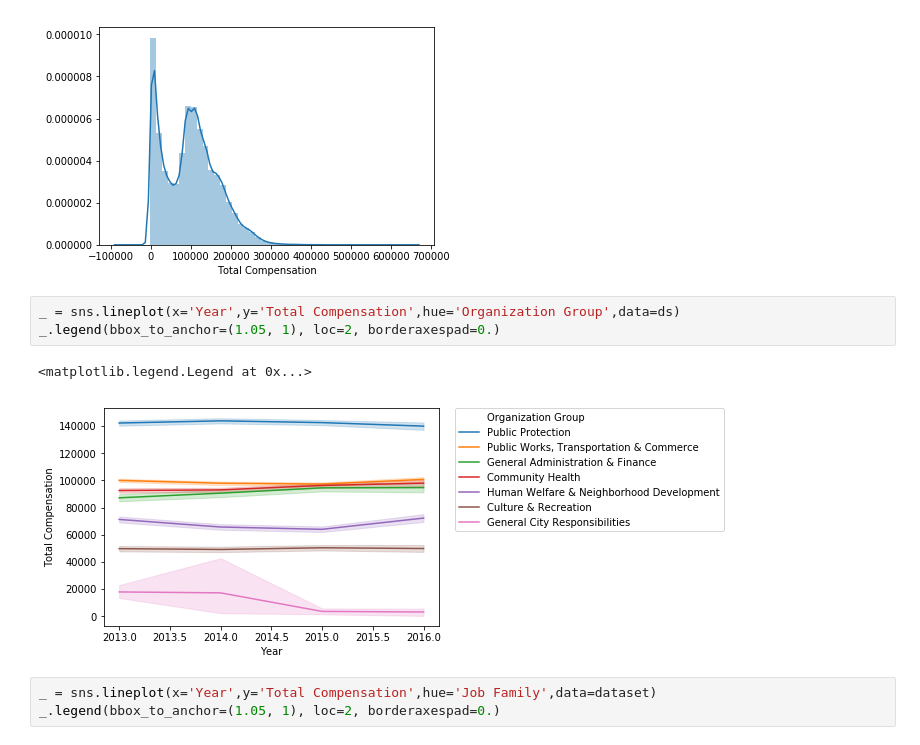
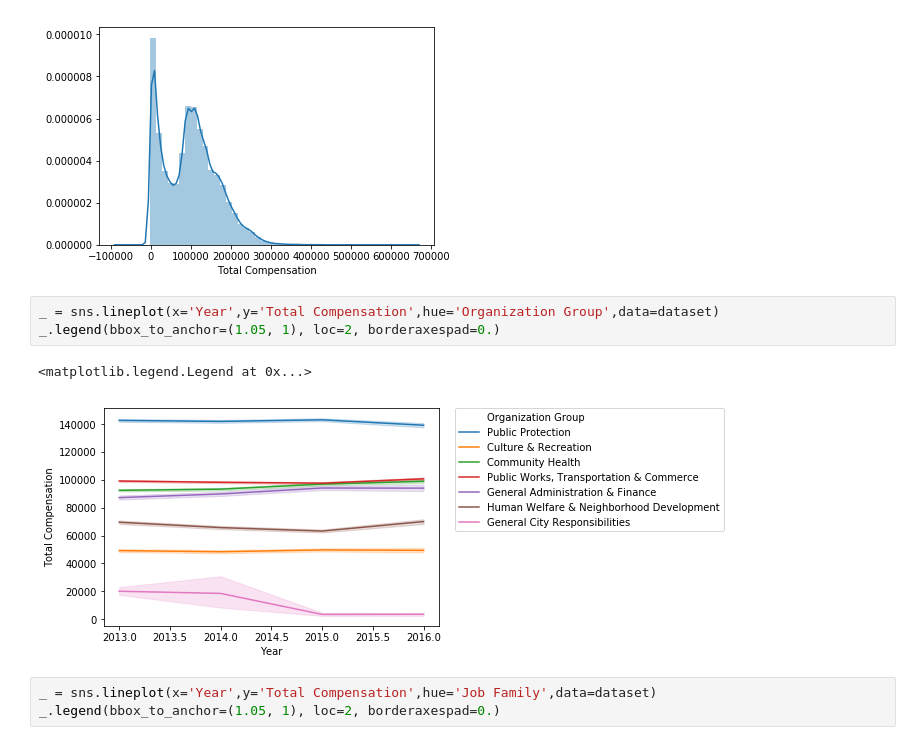
Before and after one commit to Aprendizado-de-Maquina-2018-2/regressao, a Jupyter notebook: Projeto 2 .ipynb, the cells around one changed output. Drawn from its saved outputs; the diff is of its cells as text.

```diff
--- a/Projeto 2 .ipynb
+++ b/Projeto 2 .ipynb
@@ -31,11 +31,11 @@ sns.distplot(dataset['Total Compensation'])
 <matplotlib.axes._subplots.AxesSubplot at 0x...>
 [figure]
 # %%
-_ = sns.lineplot(x='Year',y='Total Compensation',hue='Organization Group',data=ds)
+_ = sns.lineplot(x='Year',y='Total Compensation',hue='Organization Group',data=dataset)
 _.legend(bbox_to_anchor=(1.05, 1), loc=2, borderaxespad=0.)
 # %% [output]
 <matplotlib.legend.Legend at 0x...>
-[figure, old version]
+[figure, new version]
 # %%
 _ = sns.lineplot(x='Year',y='Total Compensation',hue='Job Family',data=dataset)
 _.legend(bbox_to_anchor=(1.05, 1), loc=2, borderaxespad=0.)
```
Also changed, not shown: parts of 17 cells of this notebook, 1 other file.
